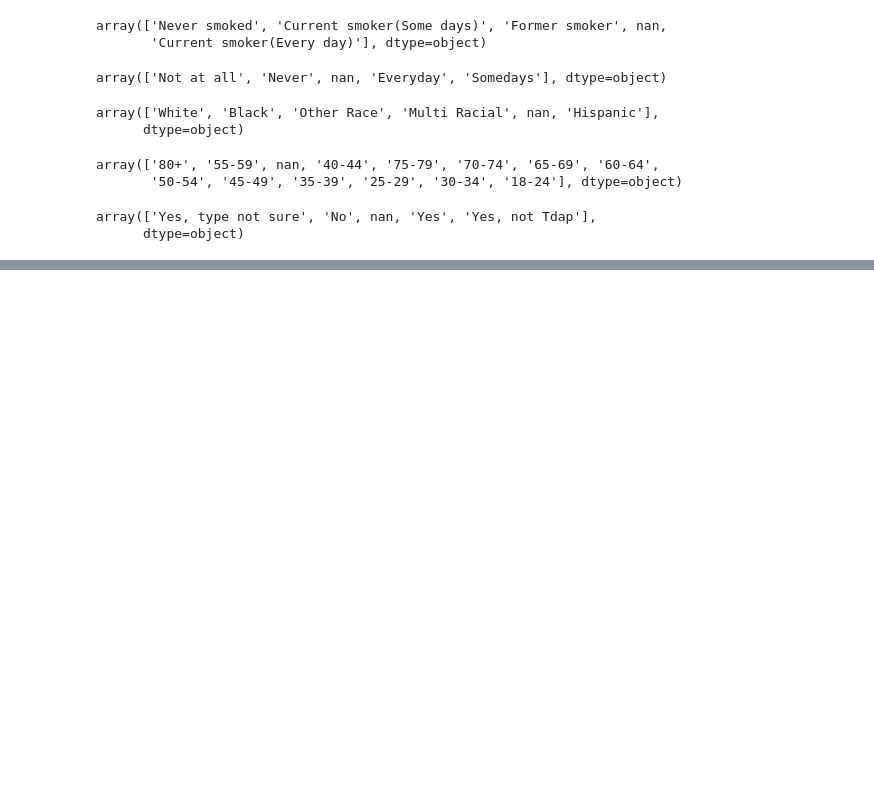
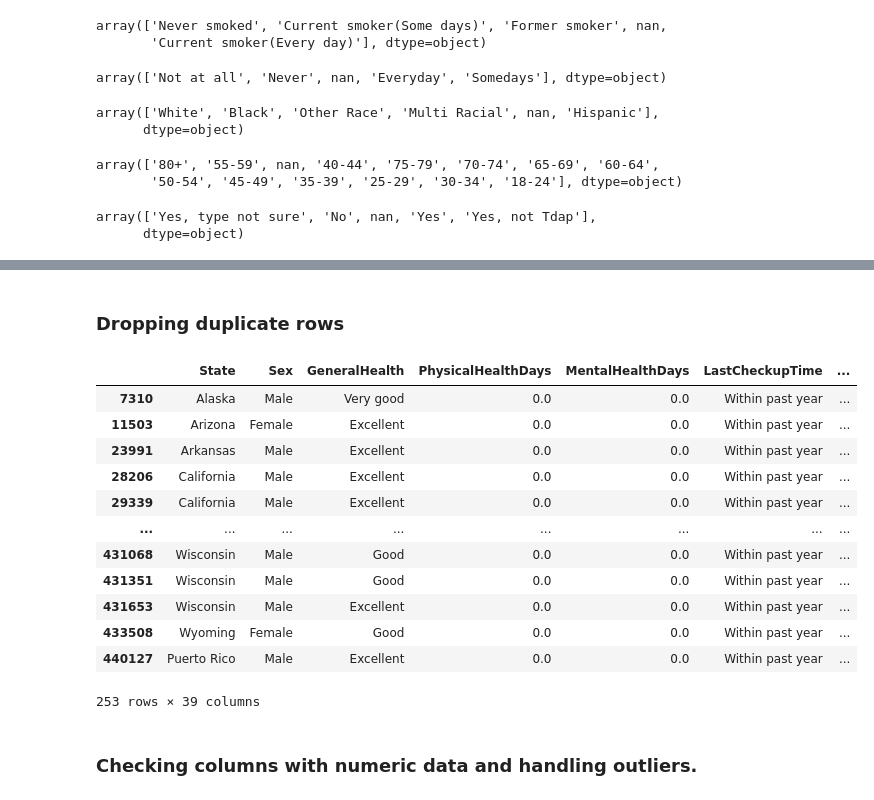
Before and after one commit to ali-bin-kashif/heart-disease-healthcare-data-analysis, a Jupyter notebook: heart_indicator_data_analysis.ipynb, the cells around one changed output, grey strips where cells are left out. Saved outputs shown, nothing was run; the diff lists cells and outputs as text; code cells hidden in the pictures; blank space fills up the shorter version.

```diff
--- a/heart_indicator_data_analysis.ipynb
+++ b/heart_indicator_data_analysis.ipynb
@@ -417,0 +430,18 @@ array(['Yes, type not sure', 'No', nan, 'Yes', 'Yes, not Tdap'],
+# %% [markdown]
+### Dropping duplicate rows
+# %%
+heart_data[heart_data.duplicated()]
+# %% [output]
+|  | State | Sex | GeneralHealth | PhysicalHealthDays | MentalHealthDays | LastCheckupTime | ... |
+| 7310 | Alaska | Male | Very good | 0.0 | 0.0 | Within past year | ... |
+| 11503 | Arizona | Female | Excellent | 0.0 | 0.0 | Within past year | ... |
+| 23991 | Arkansas | Male | Excellent | 0.0 | 0.0 | Within past year | ... |
+| 28206 | California | Male | Excellent | 0.0 | 0.0 | Within past year | ... |
+| 29339 | California | Male | Excellent | 0.0 | 0.0 | Within past year | ... |
+| ... | ... | ... | ... | ... | ... | ... | ... |
+| 431068 | Wisconsin | Male | Good | 0.0 | 0.0 | Within past year | ... |
+| 431351 | Wisconsin | Male | Good | 0.0 | 0.0 | Within past year | ... |
+| 431653 | Wisconsin | Male | Excellent | 0.0 | 0.0 | Within past year | ... |
+| 433508 | Wyoming | Female | Good | 0.0 | 0.0 | Within past year | ... |
+| 440127 | Puerto Rico | Male | Excellent | 0.0 | 0.0 | Within past year | ... |
+253 rows × 39 columns
@@ -417,0 +450,2 @@ array(['Yes, type not sure', 'No', nan, 'Yes', 'Yes, not Tdap'],
+# %% [markdown]
+### Checking columns with numeric data and handling outliers.
```
Also changed, not shown: parts of 15 cells of this notebook.
